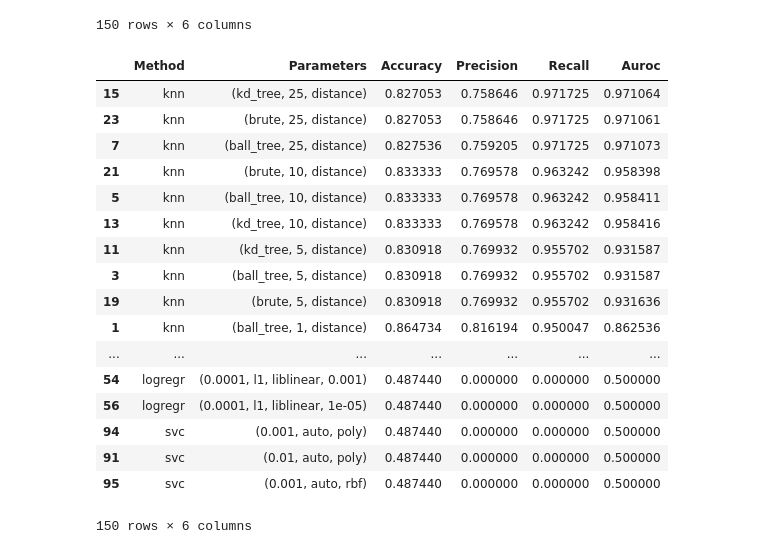
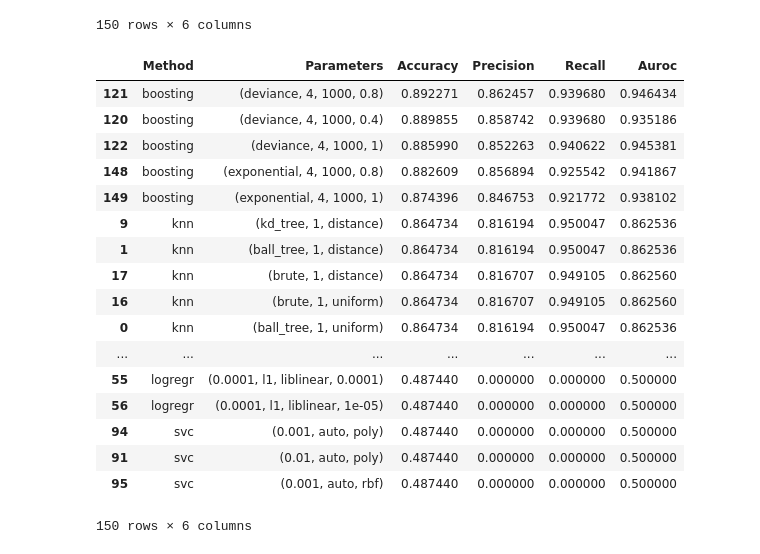
Before and after one commit to valfehr/Heart-Disease-Prediction, a Jupyter notebook: Capstone - Churn.ipynb, the cells around one changed output. Saved outputs shown, nothing was run; the diff lists cells and outputs as text; code cells hidden in the pictures.

```diff
--- a/Capstone - Churn.ipynb
+++ b/Capstone - Churn.ipynb
@@ -85,3 +85,24 @@ Try using .loc[row_indexer,col_indexer] = value instead
 
 See the caveats in the documentation: http://pandas.pydata.org/pandas-docs/stable/indexing.html#indexing-view-versus-copy
   self.obj[item] = s
+# %%
+from IPython.display import Image
+import pydotplus
+import graphviz
+
+decision_tree = tree.DecisionTreeClassifier(
+    criterion='entropy',
+    #max_features=2,
+    max_depth=5,
+)
+decision_tree.fit(X_train_upsampled, y_train_upsampled)
+
+# Render our tree.
+dot_data = tree.export_graphviz(
+    decision_tree, out_file=None,
+    feature_names=X_train.columns,
+    #class_names=['No Churn', 'Churn'],
+    filled=True
+)
+graph = pydotplus.graph_from_dot_data(dot_data)
+Image(graph.create_png())
@@ -329,21 +352,21 @@ Done in 12.438828229904175 seconds
 | 95 | svc | (0.001, auto, rbf) | 0.487440 | 0.000000 | 0.000000 | 0.500000 |
 150 rows × 6 columns
 # %%
-results_upsampled.sort_values(by='Recall', ascending=False)
+results_upsampled.sort_values(by='Accuracy', ascending=False)
 # %% [output]
 |  | Method | Parameters | Accuracy | Precision | Recall | Auroc |
-| 15 | knn | (kd_tree, 25, distance) | 0.827053 | 0.758646 | 0.971725 | 0.971064 |
-| 23 | knn | (brute, 25, distance) | 0.827053 | 0.758646 | 0.971725 | 0.971061 |
-| 7 | knn | (ball_tree, 25, distance) | 0.827536 | 0.759205 | 0.971725 | 0.971073 |
-| 21 | knn | (brute, 10, distance) | 0.833333 | 0.769578 | 0.963242 | 0.958398 |
-| 5 | knn | (ball_tree, 10, distance) | 0.833333 | 0.769578 | 0.963242 | 0.958411 |
-| 13 | knn | (kd_tree, 10, distance) | 0.833333 | 0.769578 | 0.963242 | 0.958416 |
-| 11 | knn | (kd_tree, 5, distance) | 0.830918 | 0.769932 | 0.955702 | 0.931587 |
-| 3 | knn | (ball_tree, 5, distance) | 0.830918 | 0.769932 | 0.955702 | 0.931587 |
-| 19 | knn | (brute, 5, distance) | 0.830918 | 0.769932 | 0.955702 | 0.931636 |
+| 121 | boosting | (deviance, 4, 1000, 0.8) | 0.892271 | 0.862457 | 0.939680 | 0.946434 |
+| 120 | boosting | (deviance, 4, 1000, 0.4) | 0.889855 | 0.858742 | 0.939680 | 0.935186 |
+| 122 | boosting | (deviance, 4, 1000, 1) | 0.885990 | 0.852263 | 0.940622 | 0.945381 |
+| 148 | boosting | (exponential, 4, 1000, 0.8) | 0.882609 | 0.856894 | 0.925542 | 0.941867 |
+| 149 | boosting | (exponential, 4, 1000, 1) | 0.874396 | 0.846753 | 0.921772 | 0.938102 |
+| 9 | knn | (kd_tree, 1, distance) | 0.864734 | 0.816194 | 0.950047 | 0.862536 |
 | 1 | knn | (ball_tree, 1, distance) | 0.864734 | 0.816194 | 0.950047 | 0.862536 |
+| 17 | knn | (brute, 1, distance) | 0.864734 | 0.816707 | 0.949105 | 0.862560 |
+| 16 | knn | (brute, 1, uniform) | 0.864734 | 0.816707 | 0.949105 | 0.862560 |
+| 0 | knn | (ball_tree, 1, uniform) | 0.864734 | 0.816194 | 0.950047 | 0.862536 |
 | ... | ... | ... | ... | ... | ... | ... |
-| 54 | logregr | (0.0001, l1, liblinear, 0.001) | 0.487440 | 0.000000 | 0.000000 | 0.500000 |
+| 55 | logregr | (0.0001, l1, liblinear, 0.0001) | 0.487440 | 0.000000 | 0.000000 | 0.500000 |
 | 56 | logregr | (0.0001, l1, liblinear, 1e-05) | 0.487440 | 0.000000 | 0.000000 | 0.500000 |
 | 94 | svc | (0.001, auto, poly) | 0.487440 | 0.000000 | 0.000000 | 0.500000 |
 | 91 | svc | (0.01, auto, poly) | 0.487440 | 0.000000 | 0.000000 | 0.500000 |
```
Also changed, not shown: parts of 2 cells of this notebook, 1 other file.
